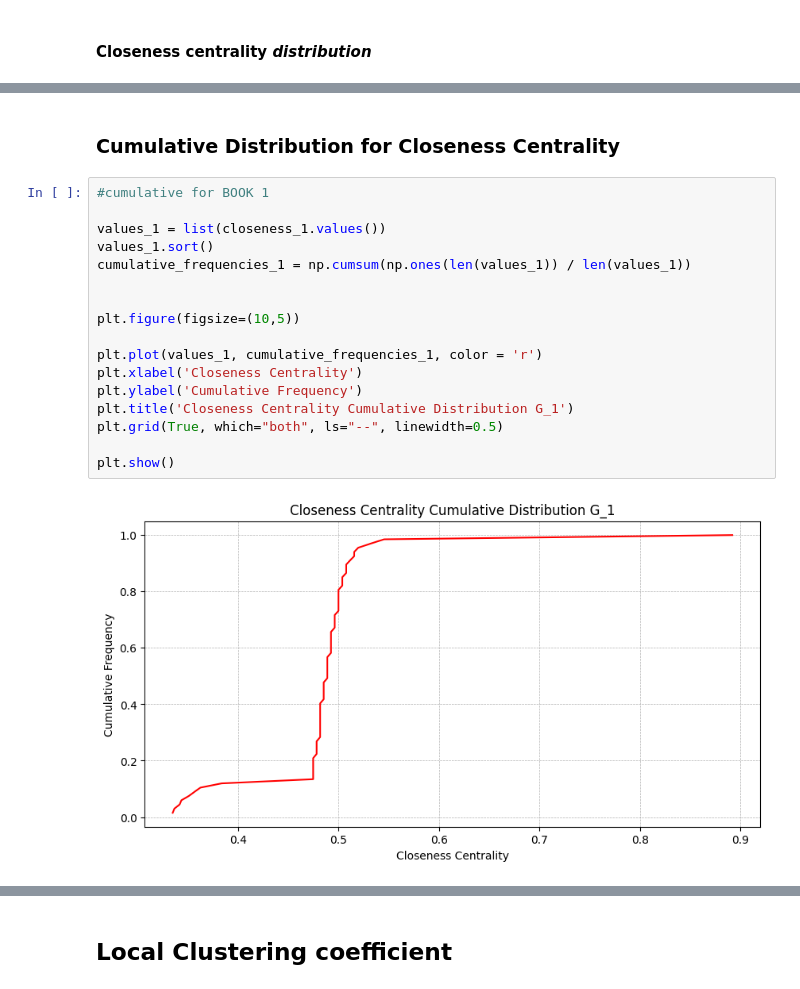
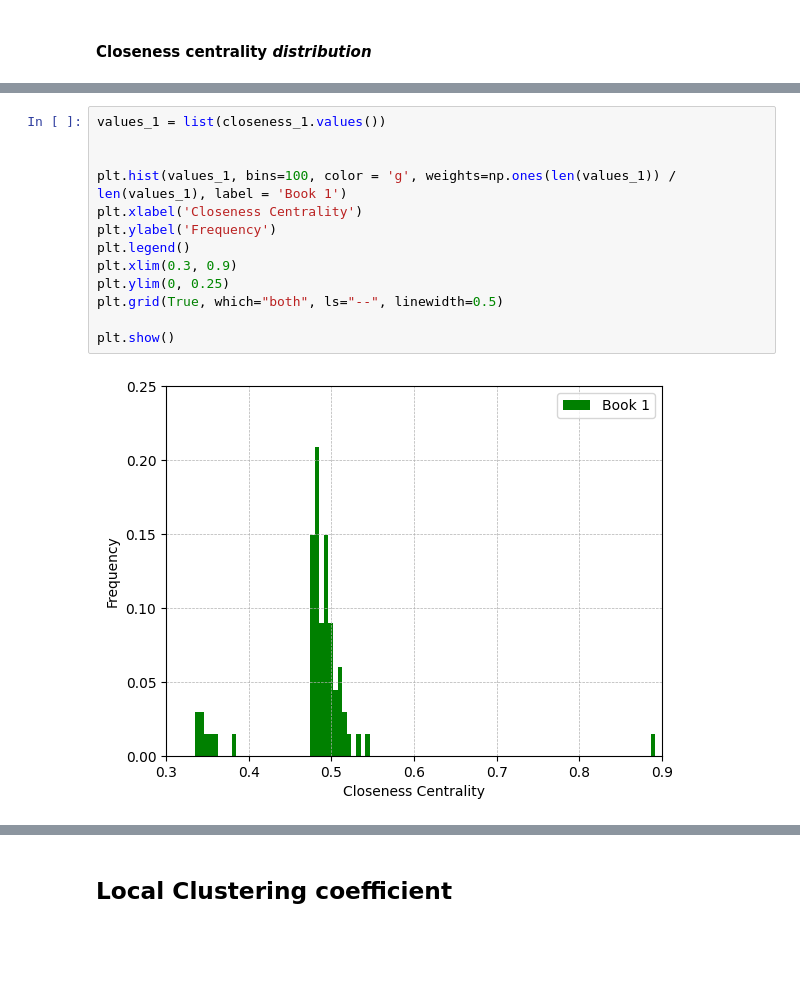
Before and after one commit to saravorabbi/Unibo_SNA_the_witcher, a Jupyter notebook: SNA_notebook.ipynb, the cells around one changed output, grey strips where cells are left out. Drawn from its saved outputs; the diff is of its cells as text; blank space fills up the shorter version.

```diff
--- a/SNA_notebook.ipynb
+++ b/SNA_notebook.ipynb
@@ -1965,22 +1590,16 @@ plt.show()
-# %% [markdown]
-### Cumulative Distribution for Closeness Centrality
 # %%
-#cumulative for BOOK 1
-
 values_1 = list(closeness_1.values())
-values_1.sort()
-cumulative_frequencies_1 = np.cumsum(np.ones(len(values_1)) / len(values_1))
 
 
-plt.figure(figsize=(10,5))
-
-plt.plot(values_1, cumulative_frequencies_1, color = 'r')
+plt.hist(values_1, bins=100, color = 'g', weights=np.ones(len(values_1)) / len(values_1), label = 'Book 1')
 plt.xlabel('Closeness Centrality')
-plt.ylabel('Cumulative Frequency')
-plt.title('Closeness Centrality Cumulative Distribution G_1')
+plt.ylabel('Frequency')
+plt.legend()
+plt.xlim(0.3, 0.9)
+plt.ylim(0, 0.25)
 plt.grid(True, which="both", ls="--", linewidth=0.5)
 
 plt.show()
 # %% [output]
-[figure, old version]
+[figure, new version]
 # %%
```
Also changed, not shown: parts of 69 cells of this notebook, 17 other files.
